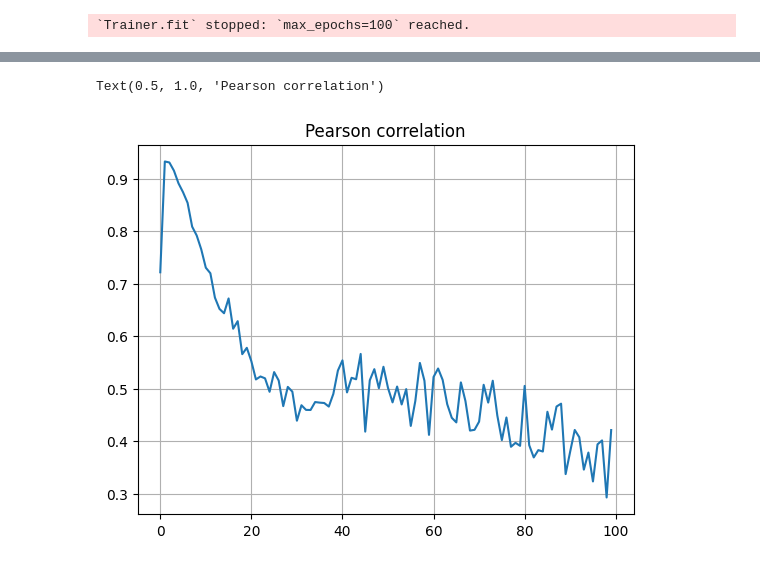
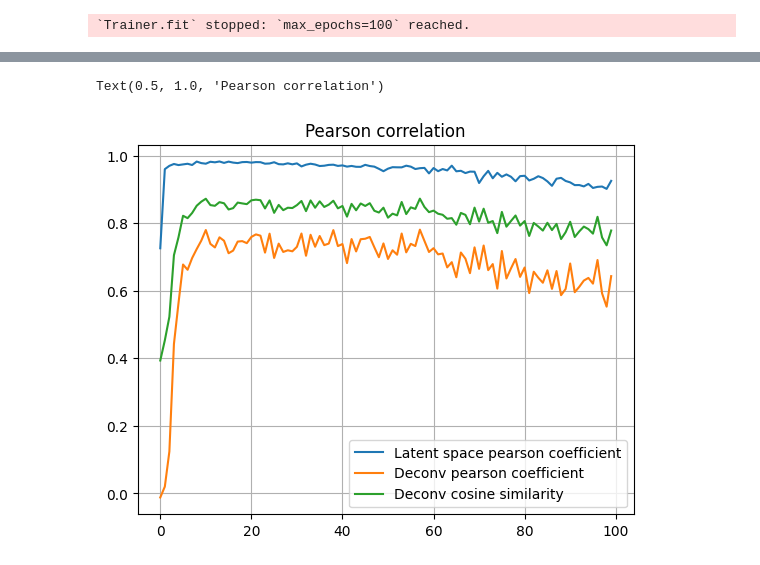
Before and after one commit to owkin/deepdeconv, a Jupyter notebook: notebooks/train_scvi_penalty.ipynb, the cells around one changed output, grey strips where cells are left out. Saved outputs shown, nothing was run; the diff lists cells and outputs as text; code cells hidden in the pictures.

```diff
--- a/notebooks/train_scvi_penalty.ipynb
+++ b/notebooks/train_scvi_penalty.ipynb
@@ -120,10 +136,13 @@ Text(0.5, 1.0, 'L2 loss')
 # %%
-plt.plot(model.history["pearson_coeff_train"])
+plt.plot(model.history["pearson_coeff_train"], label="Latent space pearson coefficient")
+plt.plot(model.history["pearson_coeff_deconv_train"], label="Deconv pearson coefficient")
+plt.plot(model.history["cosine_similarity_train"], label="Deconv cosine similarity")
+plt.legend()
 plt.grid(True)
 plt.title("Pearson correlation")
 # %% [output]
 Text(0.5, 1.0, 'Pearson correlation')
-[figure, old version]
+[figure, new version]
 # %%
 plt.plot(model.history["kl_local_train"])
 plt.grid(True)
```
Also changed, not shown: parts of 6 cells of this notebook, 1 other file.
